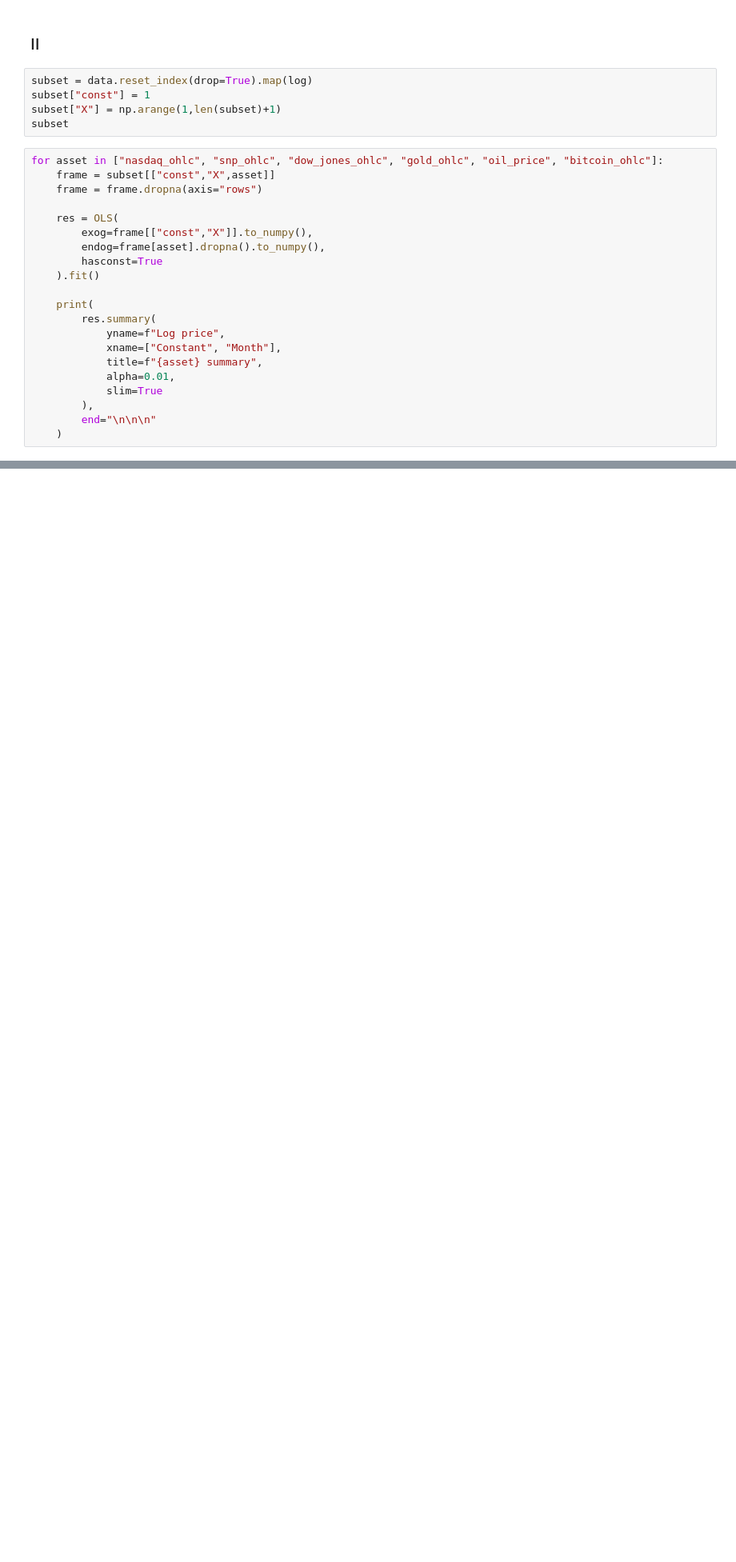
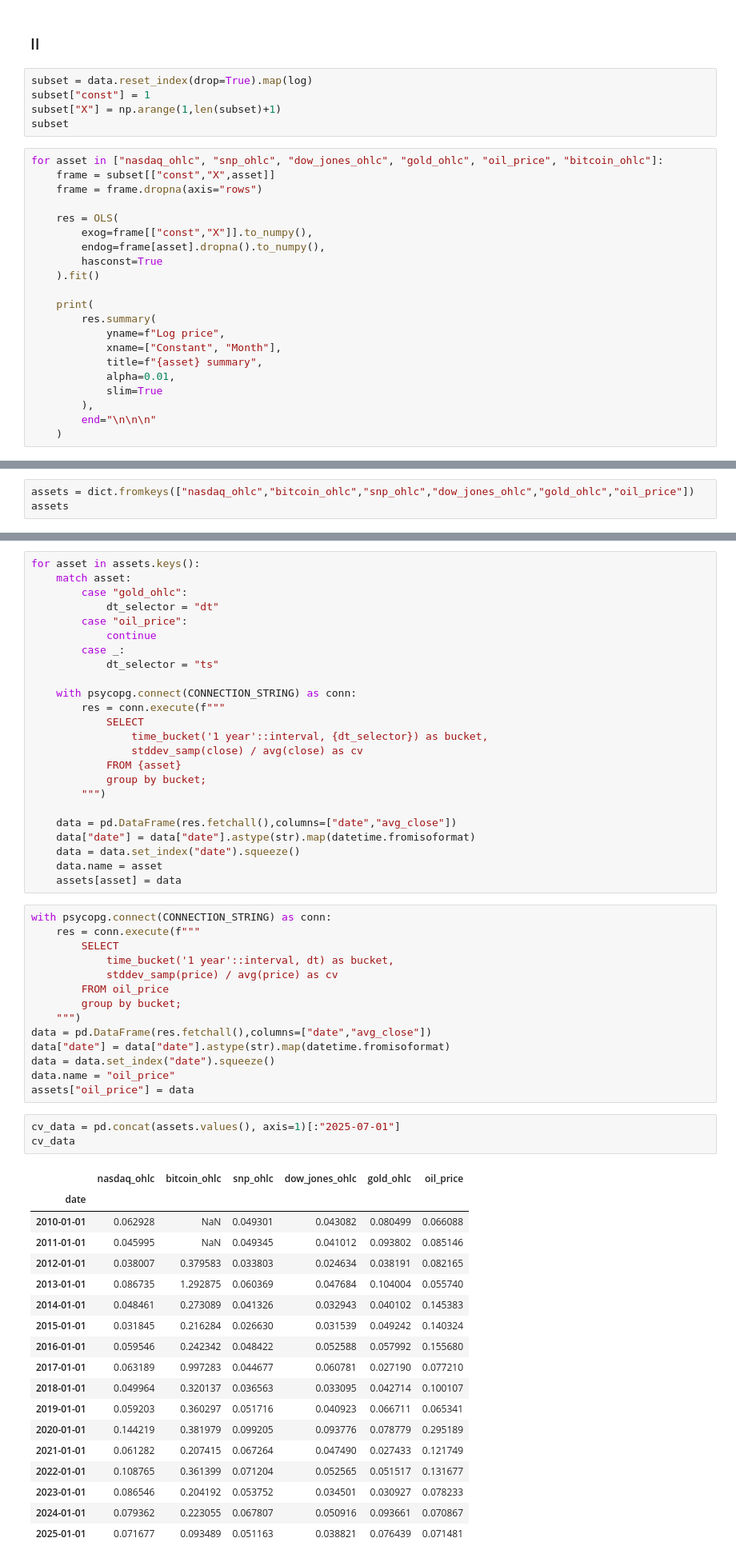
Before and after one commit to Michael-Kornilich/bitcoin_project, a Jupyter notebook: phase1/analysis.ipynb, the cells around one changed output, grey strips where cells are left out. Shown at 80% size. Saved outputs shown, nothing was run; the diff lists cells and outputs as text; blank space fills up the shorter version.

```diff
--- a/phase1/analysis.ipynb
+++ b/phase1/analysis.ipynb
@@ -287,0 +282,3 @@ for asset in ["nasdaq_ohlc", "snp_ohlc", "dow_jones_ohlc", "gold_ohlc", "oil_pri
+# %%
+assets = dict.fromkeys(["nasdaq_ohlc","bitcoin_ohlc","snp_ohlc","dow_jones_ohlc","gold_ohlc","oil_price"])
+assets
@@ -287,0 +292,60 @@ for asset in ["nasdaq_ohlc", "snp_ohlc", "dow_jones_ohlc", "gold_ohlc", "oil_pri
+# %%
+for asset in assets.keys():
+    match asset:
+        case "gold_ohlc":
+            dt_selector = "dt"
+        case "oil_price":
+            continue
+        case _:
+            dt_selector = "ts"
+
+    with psycopg.connect(CONNECTION_STRING) as conn:
+        res = conn.execute(f"""
+            SELECT
+            	time_bucket('1 year'::interval, {dt_selector}) as bucket,
+            	stddev_samp(close) / avg(close) as cv
+            FROM {asset}
+            group by bucket;
+        """)
+
+    data = pd.DataFrame(res.fetchall(),columns=["date","avg_close"])
+    data["date"] = data["date"].astype(str).map(datetime.fromisoformat)
+    data = data.set_index("date").squeeze()
+    data.name = asset
+    assets[asset] = data
+# %%
+with psycopg.connect(CONNECTION_STRING) as conn:
+    res = conn.execute(f"""
+        SELECT
+            time_bucket('1 year'::interval, dt) as bucket,
+            stddev_samp(price) / avg(price) as cv
+        FROM oil_price
+        group by bucket;
+    """)
+data = pd.DataFrame(res.fetchall(),columns=["date","avg_close"])
+data["date"] = data["date"].astype(str).map(datetime.fromisoformat)
+data = data.set_index("date").squeeze()
+data.name = "oil_price"
+assets["oil_price"] = data
+# %%
+cv_data = pd.concat(assets.values(), axis=1)[:"2025-07-01"]
+cv_data
+# %% [output]
+|  | nasdaq_ohlc | bitcoin_ohlc | snp_ohlc | dow_jones_ohlc | gold_ohlc | oil_price |
+| date |  |  |  |  |  |  |
+| 2010-01-01 | 0.062928 | NaN | 0.049301 | 0.043082 | 0.080499 | 0.066088 |
+| 2011-01-01 | 0.045995 | NaN | 0.049345 | 0.041012 | 0.093802 | 0.085146 |
+| 2012-01-01 | 0.038007 | 0.379583 | 0.033803 | 0.024634 | 0.038191 | 0.082165 |
+| 2013-01-01 | 0.086735 | 1.292875 | 0.060369 | 0.047684 | 0.104004 | 0.055740 |
+| 2014-01-01 | 0.048461 | 0.273089 | 0.041326 | 0.032943 | 0.040102 | 0.145383 |
+| 2015-01-01 | 0.031845 | 0.216284 | 0.026630 | 0.031539 | 0.049242 | 0.140324 |
+| 2016-01-01 | 0.059546 | 0.242342 | 0.048422 | 0.052588 | 0.057992 | 0.155680 |
+| 2017-01-01 | 0.063189 | 0.997283 | 0.044677 | 0.060781 | 0.027190 | 0.077210 |
+| 2018-01-01 | 0.049964 | 0.320137 | 0.036563 | 0.033095 | 0.042714 | 0.100107 |
+| 2019-01-01 | 0.059203 | 0.360297 | 0.051716 | 0.040923 | 0.066711 | 0.065341 |
+| 2020-01-01 | 0.144219 | 0.381979 | 0.099205 | 0.093776 | 0.078779 | 0.295189 |
+| 2021-01-01 | 0.061282 | 0.207415 | 0.067264 | 0.047490 | 0.027433 | 0.121749 |
+| 2022-01-01 | 0.108765 | 0.361399 | 0.071204 | 0.052565 | 0.051517 | 0.131677 |
+| 2023-01-01 | 0.086546 | 0.204192 | 0.053752 | 0.034501 | 0.030927 | 0.078233 |
+| 2024-01-01 | 0.079362 | 0.223055 | 0.067807 | 0.050916 | 0.093661 | 0.070867 |
+| 2025-01-01 | 0.071677 | 0.093489 | 0.051163 | 0.038821 | 0.076439 | 0.071481 |
```
Also changed, not shown: parts of 19 cells of this notebook.
